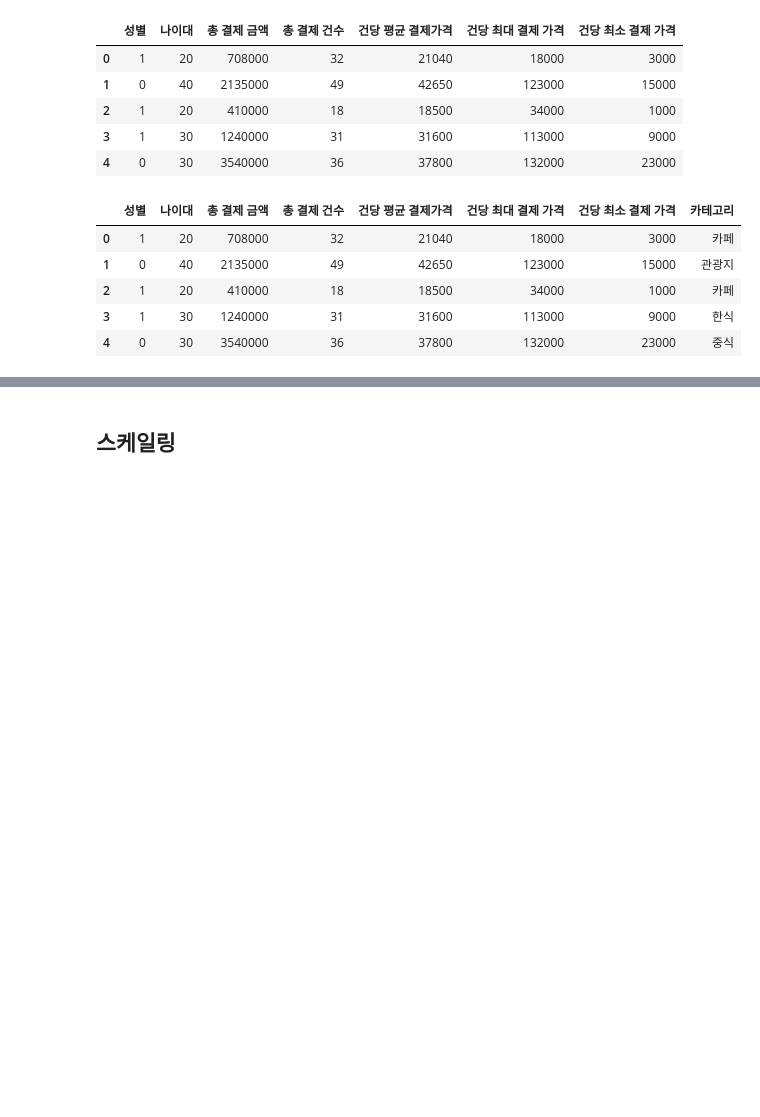
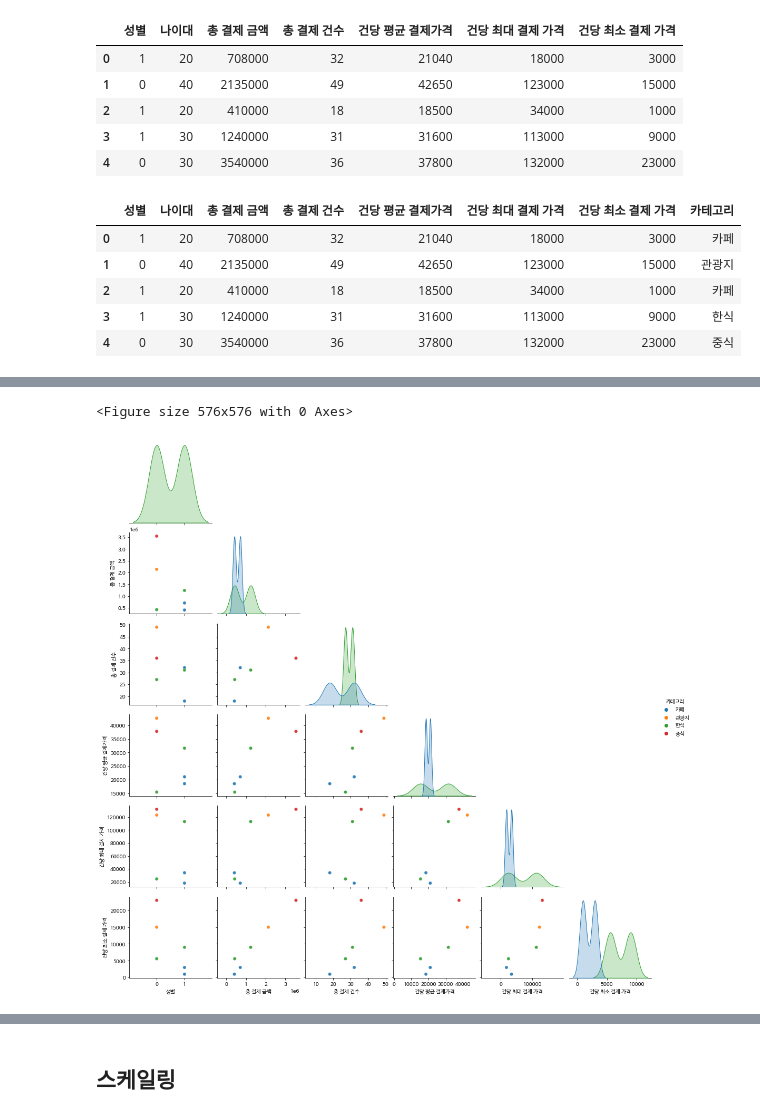
Before and after one commit to ssy0061/MyBusanTripInfo, a Jupyter notebook: MLcode/bnk_2022_termpj_basemodel.ipynb, the cells around one changed output, grey strips where cells are left out. Drawn from its saved outputs; the diff is of its cells as text; code cells hidden in the pictures; blank space fills up the shorter version.

```diff
--- a/MLcode/bnk_2022_termpj_basemodel.ipynb
+++ b/MLcode/bnk_2022_termpj_basemodel.ipynb
@@ -159,0 +173,7 @@ data.head()
+# %%
+plt.figure(figsize=(8, 8))
+sns.pairplot(data, hue='카테고리', corner=True, plot_kws={'alpha': 0.2})
+plt.show()
+# %% [output]
+<Figure size 576x576 with 0 Axes>
+[figure, added]
```
Also changed, not shown: parts of 15 cells of this notebook.
